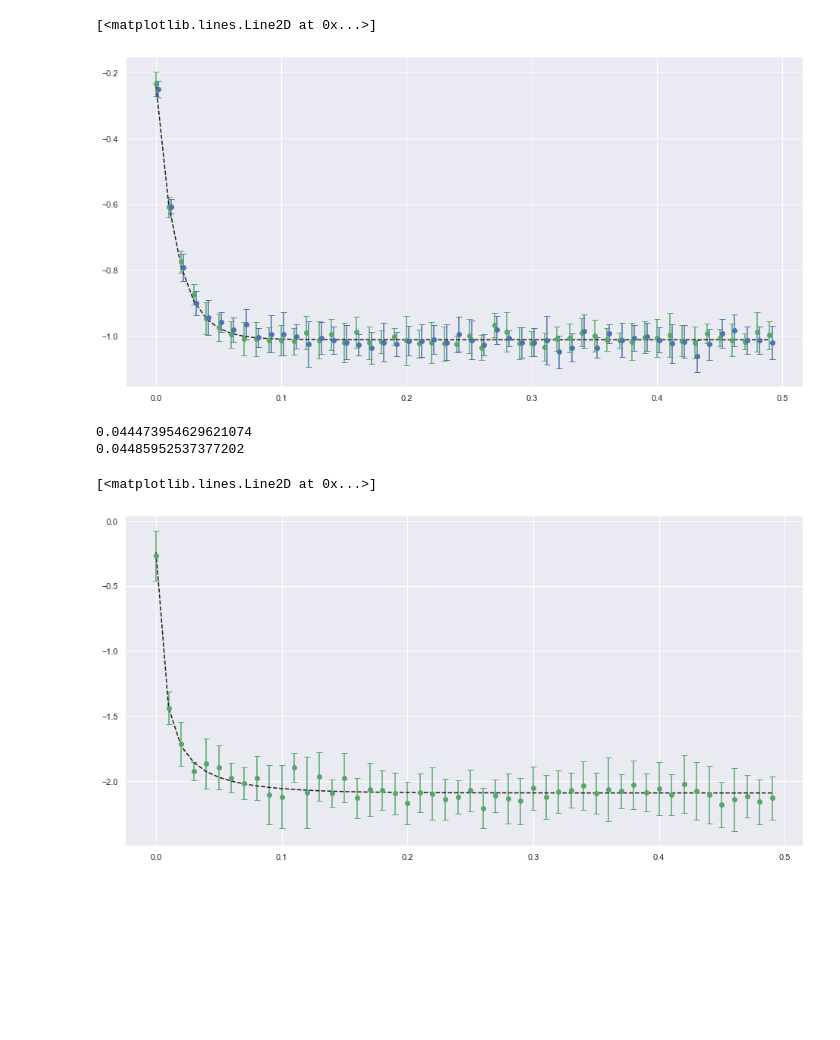
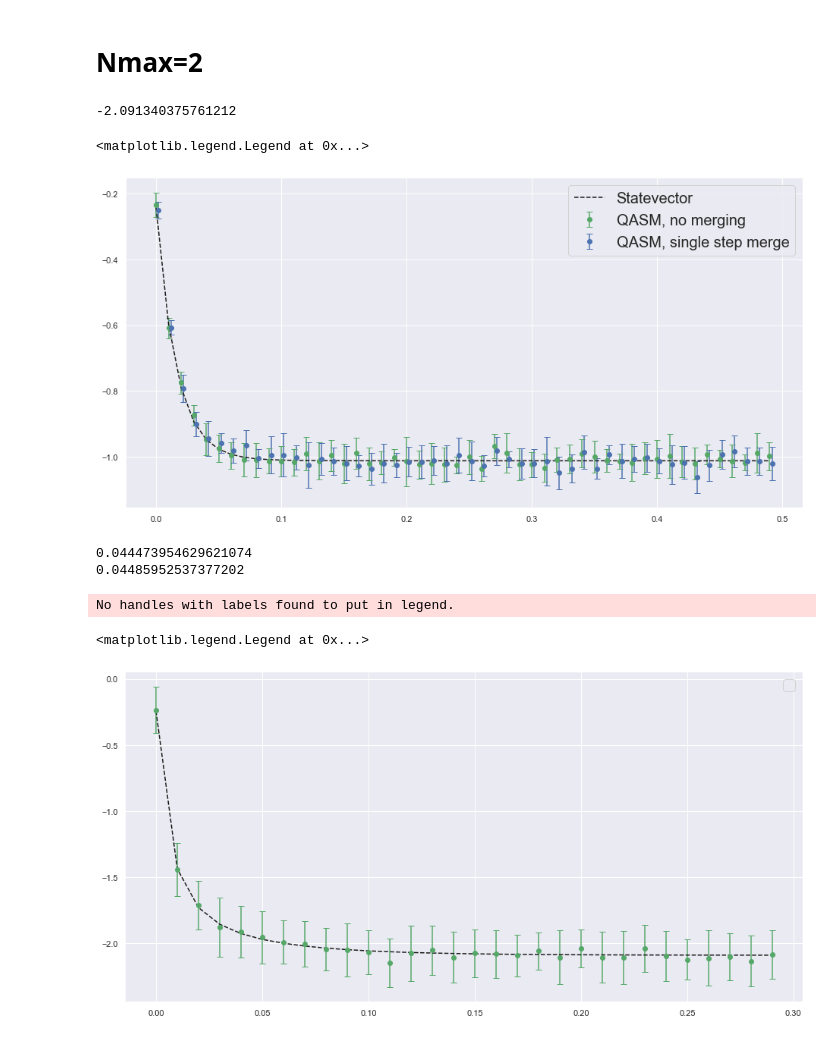
Before and after one commit to aemccoy/GrayCode-QubitEncoding, a Jupyter notebook: notebooks/analysis-testing.ipynb, the cells around one changed output. Drawn from its saved outputs; the diff is of its cells as text; code cells hidden in the pictures; blank space fills up the shorter version.

```diff
--- a/notebooks/analysis-testing.ipynb
+++ b/notebooks/analysis-testing.ipynb
@@ -14,20 +15,26 @@ from qite import *
+# %% [markdown]
+# Nmax=2
 # %%
+
 results_filename='../qite_results_Nmax02_N4LOsrg1.5_graycode_qasm.npy'
 averages_qasm,stdevs_qasm=analyze_qite_results(results_filename)
+
 results_filename='../qite_results_Nmax02_N4LOsrg1.5_graycode_statevector.npy'
 averages_sv,_=analyze_qite_results(results_filename)
 
 results_filename="../qite_results_Nmax02_N4LOsrg1.5_graycode_qasm_ms1.npy"
 averages_qasm_m1,stdevs_qasm_m1=analyze_qite_results(results_filename)
 
-time=[0.01*t for t in range(len(averages))]
-time_shifted=[0.01*t+.002 for t in range(len(averages))]
-plt.errorbar(time, averages_qasm, yerr=stdevs_qasm, capsize=4, fmt='go')
-plt.errorbar(time_shifted, averages_qasm_m1, yerr=stdevs_qasm_m1, capsize=4, fmt='bo')
-plt.plot(time,averages_sv,"k--")
+time=[0.01*t for t in range(len(averages_sv))]
+time_shifted=[0.01*t+.002 for t in range(len(averages_sv))]
+plt.errorbar(time, averages_qasm, yerr=stdevs_qasm, capsize=4, fmt='go',label="QASM, no merging")
+plt.errorbar(time_shifted, averages_qasm_m1, yerr=stdevs_qasm_m1, capsize=4, fmt='bo',label="QASM, single step merge")
+plt.plot(time,averages_sv,"k--",label="Statevector")
+plt.legend(prop={'size': 20})
 # %% [output]
-[<matplotlib.lines.Line2D at 0x...>]
+-2.091340375761212
+<matplotlib.legend.Legend at 0x...>
-[figure, old version]
+[figure, new version]
 # %%
 print(np.mean(stdevs_qasm))
 print(np.mean(stdevs_qasm_m1))
@@ -37,14 +44,15 @@ print(np.mean(stdevs_qasm_m1))
 # %%
 results_filename="../qite_results_Nmax06_N4LOsrg1.5_graycode_qasm_ms1.npy"
 averages_qasm_Nmax6_m1,stdevs_qasm_Nmax6_m1=analyze_qite_results(results_filename)
-time=[0.01*t for t in range(len(averages))]
+time=[0.01*t for t in range(len(averages_qasm_Nmax6_m1))]
 
 results_filename="../qite_results_Nmax06_N4LOsrg1.5_graycode_statevector_ms1.npy"
 averages_sv_Nmax6_m1,_=analyze_qite_results(results_filename)
 
 
 plt.errorbar(time, averages_qasm_Nmax6_m1, yerr=stdevs_qasm_Nmax6_m1, capsize=4, fmt='go')
-plt.plot(time,averages_sv_Nmax6_m1,"k--")
+plt.plot(time,averages_sv_Nmax6_m1[:30],"k--")
 # %% [output]
-[<matplotlib.lines.Line2D at 0x...>]
+No handles with labels found to put in legend.
+<matplotlib.legend.Legend at 0x...>
-[figure, old version]
+[figure, new version]
```
Also changed, not shown: parts of 4 cells of this notebook, 7 other files.
